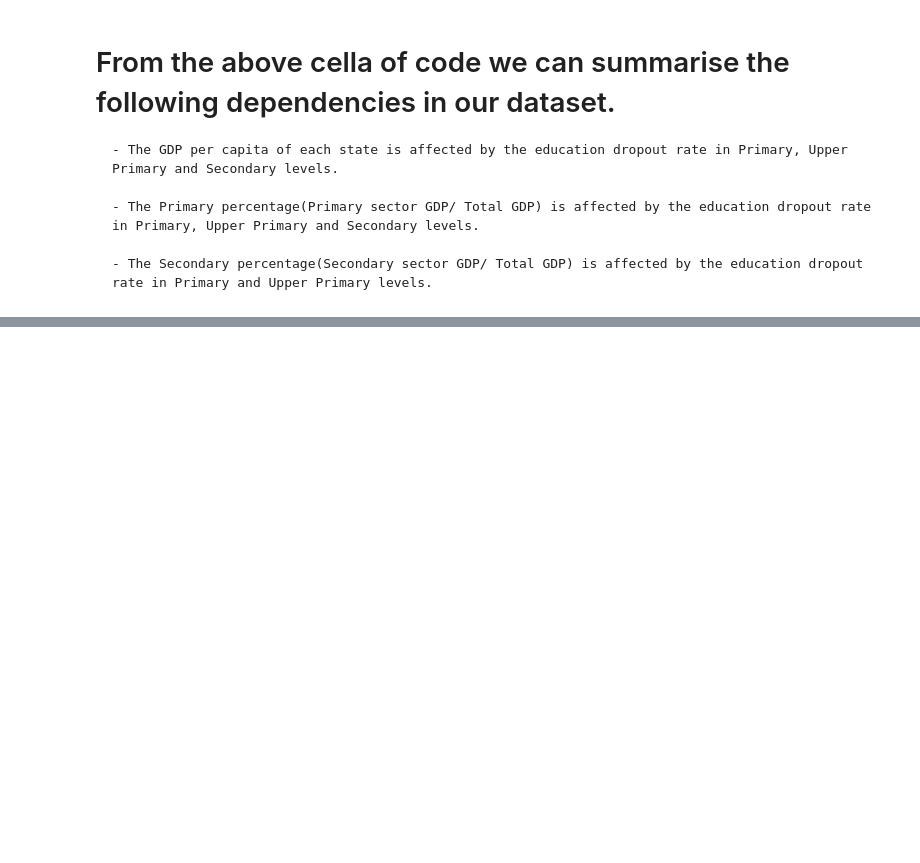
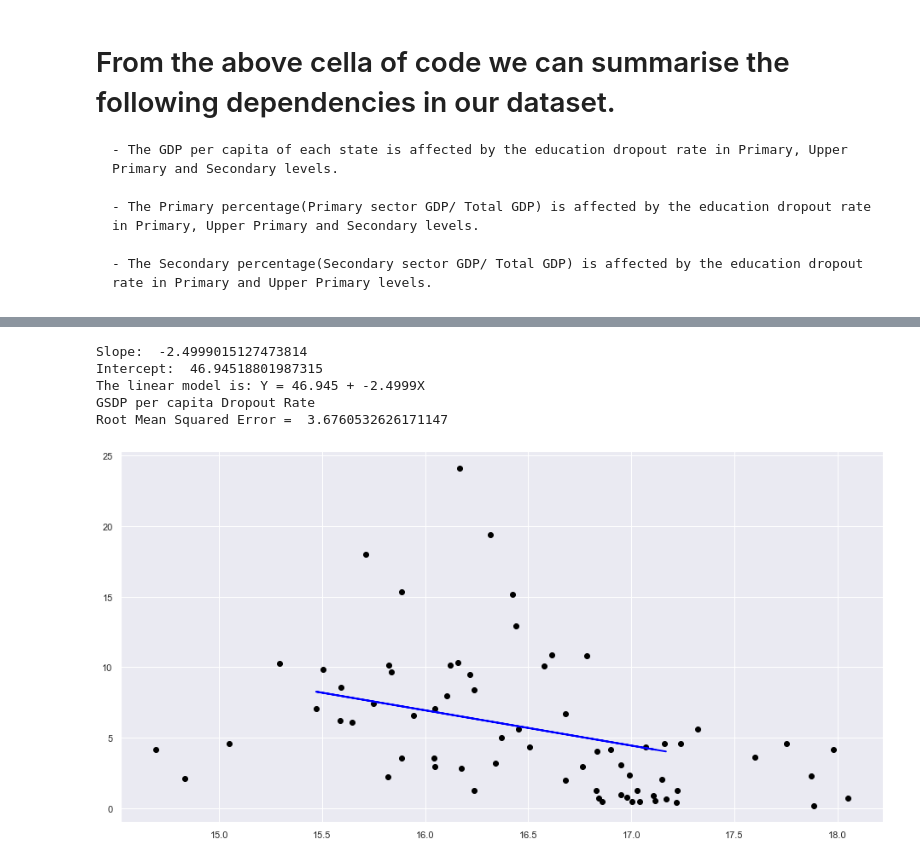
Before and after one commit to Yashvardhan777/DS-Labs, a Jupyter notebook: main.ipynb, the cells around one changed output, grey strips where cells are left out. Drawn from its saved outputs; the diff is of its cells as text; code cells hidden in the pictures; blank space fills up the shorter version.

Commit message:
Added ML models

```diff
--- a/main.ipynb
+++ b/main.ipynb
@@ -893,0 +937,4 @@ GDP Paramter: Secondary_Perc    Education Paramter: Primary - 2014-2015 Dependen
+# %%
+education.rename(columns={'Level of Education - State':'State'},inplace=True)
+education.fillna(education.median(), inplace=True)
+education
@@ -893,0 +988,10 @@ GDP Paramter: Secondary_Perc    Education Paramter: Primary - 2014-2015 Dependen
+# %%
+df = pd.DataFrame(data=data)
+df.columns = ["GSDP per capita", "Dropout Rate"]
+educationTemp = []
+for val in df["Dropout Rate"].values:
+    educationTemp.append(list(val)[0])
+
+df["Dropout Rate"] = educationTemp
+
+df
@@ -893,0 +1012,46 @@ GDP Paramter: Secondary_Perc    Education Paramter: Primary - 2014-2015 Dependen
+# %%
+from sklearn.linear_model import LinearRegression
+from sklearn.metrics import mean_squared_error, r2_score
+from sklearn.model_selection import train_test_split
+import math
+
+g, e = "GSDP per capita","Dropout Rate"
+Tdf = df.copy()
+Tdf[g] = np.log2(Tdf[g])
+
+x = Tdf[g].values.reshape(-1,1)
+y = Tdf[e].values.reshape(-1,1)
+x_train, x_test, y_train, y_test = train_test_split(x,y,test_size = 0.1)
+reg = LinearRegression()
+reg.fit(x_train, y_train)
+
+print("Slope: ",reg.coef_[0][0])
+print("Intercept: ",reg.intercept_[0])
+print("The linear model is: Y = {:.5} + {:.5}X".format(reg.intercept_[0], reg.coef_[0][0]))
+
+print(g, e)
+predictions = reg.predict(x_test)
+rmse = np.sqrt(mean_squared_error(y_test,predictions))
+print("Root Mean Squared Error = ",rmse)
+
+
+plt.figure(figsize=(16, 8))
+plt.scatter(
+x,
+y,
+c='black'
+)
+plt.plot(
+x_test,
+predictions,
+c='blue',
+linewidth=2
+)
+plt.show()
+# %% [output]
+Slope:  -2.4999015127473814
+Intercept:  46.94518801987315
+The linear model is: Y = 46.945 + -2.4999X
+GSDP per capita Dropout Rate
+Root Mean Squared Error =  3.6760532626171147
+[figure, added]
```
Also changed, not shown: parts of 22 cells of this notebook.
